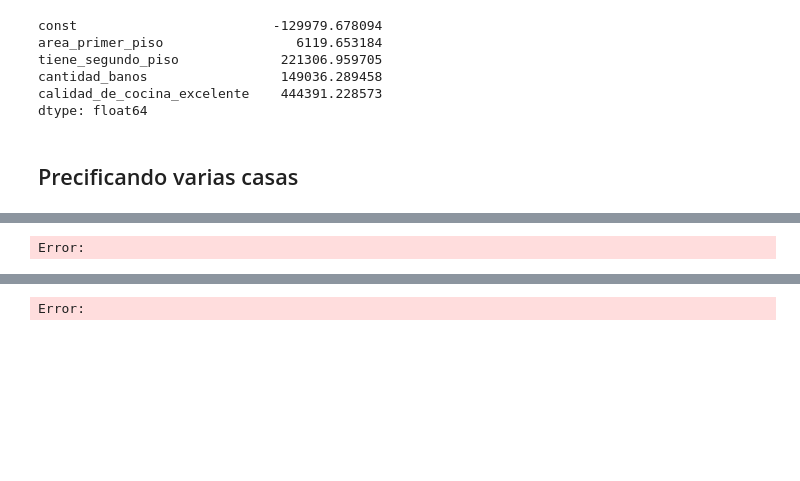
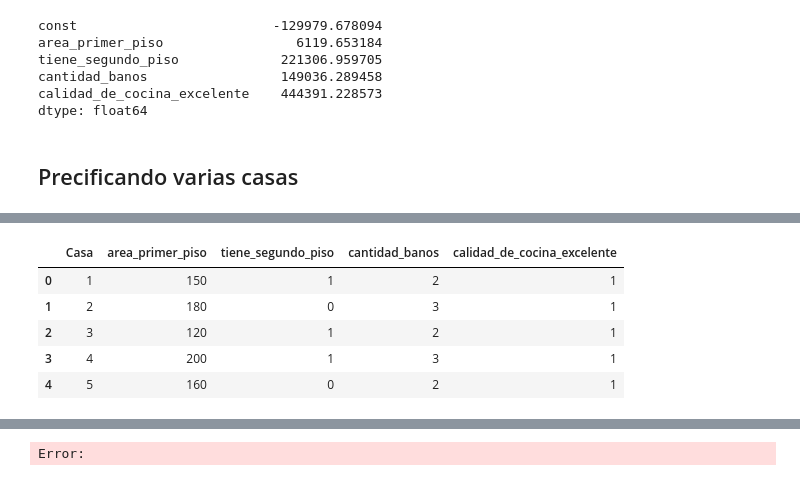
Before and after one commit to jbernalg/ALURA_Data_Science, a Jupyter notebook: Estadistica_ML/Regresion_Lineal/precios_de_inmuebles_regresion_lineal.ipynb, the cells around one changed output, grey strips where cells are left out. Drawn from its saved outputs; the diff is of its cells as text; code cells hidden in the pictures; blank space fills up the shorter version.

Commit message:
csv con caracteristicas de varias casas

```diff
--- a/Estadistica_ML/Regresion_Lineal/precios_de_inmuebles_regresion_lineal.ipynb
+++ b/Estadistica_ML/Regresion_Lineal/precios_de_inmuebles_regresion_lineal.ipynb
@@ -517,5 +517,12 @@ dtype: float64
 <img src="https://i.imgur.com/i0skFlB.jpeg" width="600"/>
 # %%
 # Leyendo varias casas?
+nuevas_casas = pd.read_csv('./nuevas_casas.csv', sep=';')
+nuevas_casas.head()
 # %% [output]
-Error:
+|  | Casa | area_primer_piso | tiene_segundo_piso | cantidad_banos | calidad_de_cocina_excelente |
+| 0 | 1 | 150 | 1 | 2 | 1 |
+| 1 | 2 | 180 | 0 | 3 | 1 |
+| 2 | 3 | 120 | 1 | 2 | 1 |
+| 3 | 4 | 200 | 1 | 3 | 1 |
+| 4 | 5 | 160 | 0 | 2 | 1 |
```
Also changed, not shown: parts of 4 cells of this notebook, 1 other file.
